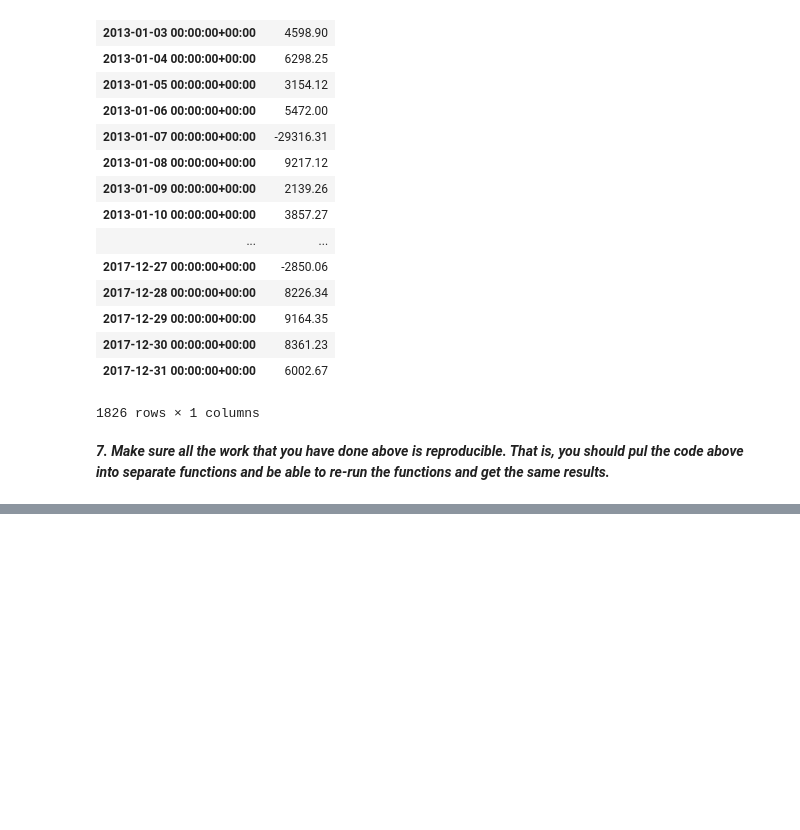
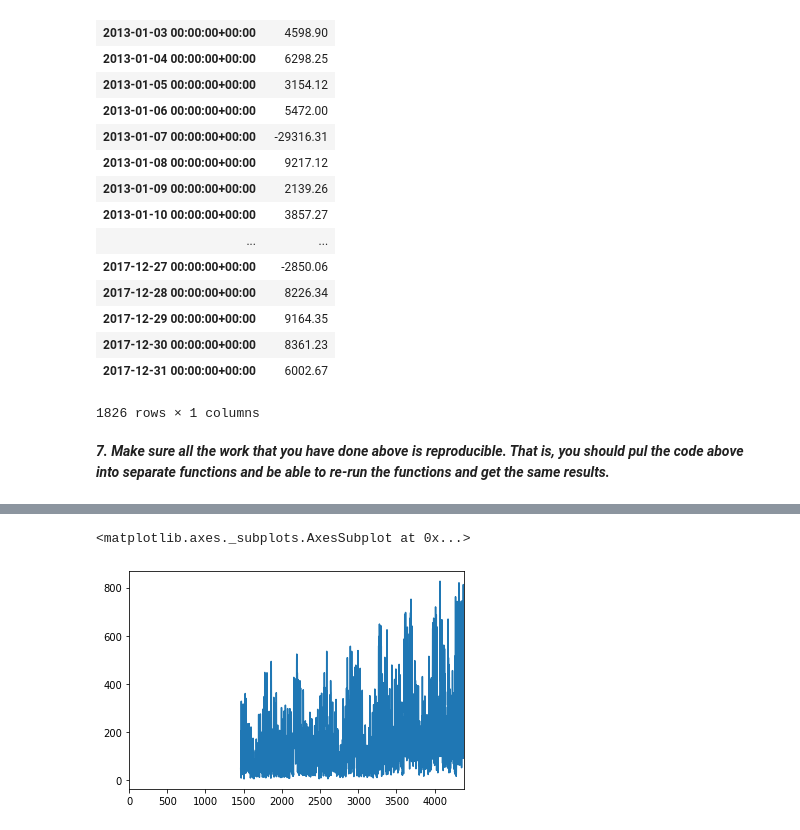
Before and after one commit to SaraPena/ds-methodologies-exercises, a Jupyter notebook: time_series/prepare-exercises.ipynb, the cells around one changed output, grey strips where cells are left out. Saved outputs shown, nothing was run; the diff lists cells and outputs as text; code cells hidden in the pictures; blank space fills up the shorter version.

```diff
--- a/time_series/prepare-exercises.ipynb
+++ b/time_series/prepare-exercises.ipynb
@@ -231,0 +303,5 @@ by_date[['sales_total']].resample('D').sum().diff()
+# %%
+df.Wind.plot()
+# %% [output]
+<matplotlib.axes._subplots.AxesSubplot at 0x...>
+[figure, added]
```
Also changed, not shown: parts of 28 cells of this notebook.
